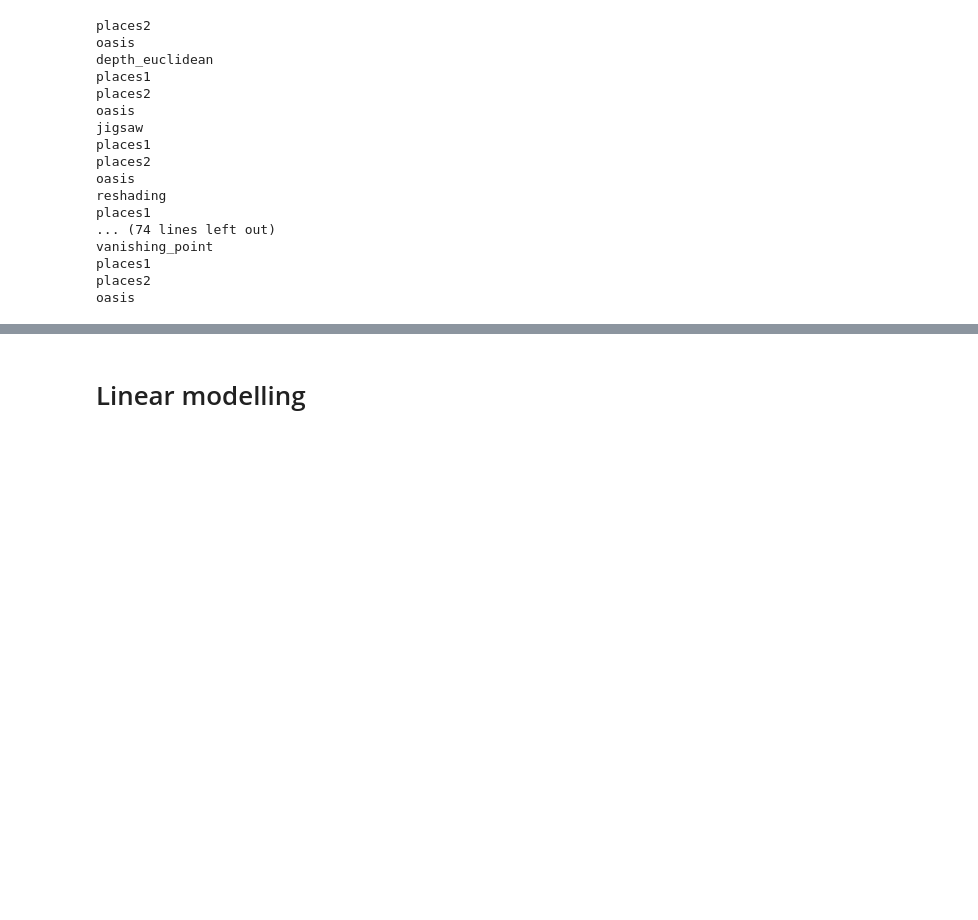
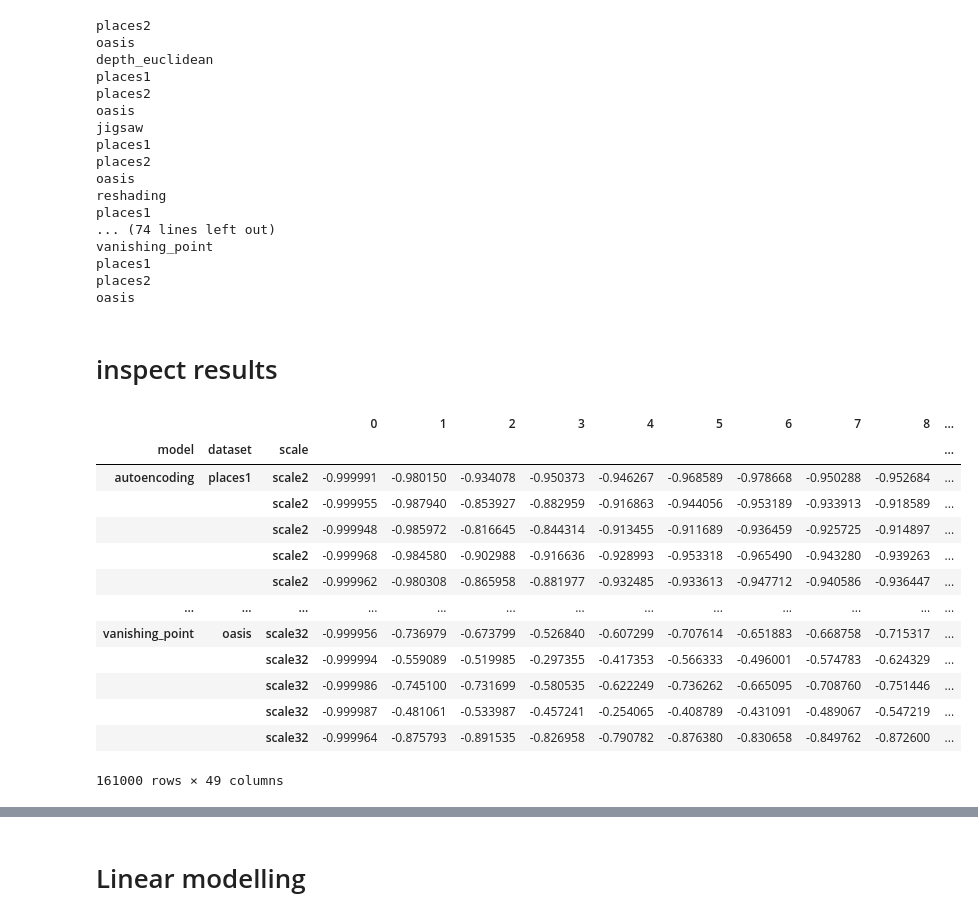
Before and after one commit to toniklenk/thesis-integration-beauty, a Jupyter notebook: analyse_taskonomy.ipynb, the cells around one changed output, grey strips where cells are left out. Drawn from its saved outputs; the diff is of its cells as text; code cells hidden in the pictures; blank space fills up the shorter version.

```diff
--- a/analyse_taskonomy.ipynb
+++ b/analyse_taskonomy.ipynb
@@ -157,3 +98,5 @@ vanishing_point
 places1
 places2
 oasis
+# %% [markdown]
+# inspect results
@@ -159,0 +131,17 @@ oasis
+# %%
+df
+# %% [output]
+|  |  |  | 0 | 1 | 2 | 3 | 4 | 5 | 6 | 7 | 8 | ... |
+| model | dataset | scale |  |  |  |  |  |  |  |  |  | ... |
+| autoencoding | places1 | scale2 | -0.999991 | -0.980150 | -0.934078 | -0.950373 | -0.946267 | -0.968589 | -0.978668 | -0.950288 | -0.952684 | ... |
+|  |  | scale2 | -0.999955 | -0.987940 | -0.853927 | -0.882959 | -0.916863 | -0.944056 | -0.953189 | -0.933913 | -0.918589 | ... |
+|  |  | scale2 | -0.999948 | -0.985972 | -0.816645 | -0.844314 | -0.913455 | -0.911689 | -0.936459 | -0.925725 | -0.914897 | ... |
+|  |  | scale2 | -0.999968 | -0.984580 | -0.902988 | -0.916636 | -0.928993 | -0.953318 | -0.965490 | -0.943280 | -0.939263 | ... |
+|  |  | scale2 | -0.999962 | -0.980308 | -0.865958 | -0.881977 | -0.932485 | -0.933613 | -0.947712 | -0.940586 | -0.936447 | ... |
+| ... | ... | ... | ... | ... | ... | ... | ... | ... | ... | ... | ... | ... |
+| vanishing_point | oasis | scale32 | -0.999956 | -0.736979 | -0.673799 | -0.526840 | -0.607299 | -0.707614 | -0.651883 | -0.668758 | -0.715317 | ... |
+|  |  | scale32 | -0.999994 | -0.559089 | -0.519985 | -0.297355 | -0.417353 | -0.566333 | -0.496001 | -0.574783 | -0.624329 | ... |
+|  |  | scale32 | -0.999986 | -0.745100 | -0.731699 | -0.580535 | -0.622249 | -0.736262 | -0.665095 | -0.708760 | -0.751446 | ... |
+|  |  | scale32 | -0.999987 | -0.481061 | -0.533987 | -0.457241 | -0.254065 | -0.408789 | -0.431091 | -0.489067 | -0.547219 | ... |
+|  |  | scale32 | -0.999964 | -0.875793 | -0.891535 | -0.826958 | -0.790782 | -0.876380 | -0.830658 | -0.849762 | -0.872600 | ... |
+161000 rows × 49 columns
```
Also changed, not shown: parts of 9 cells of this notebook, 1 other file.
